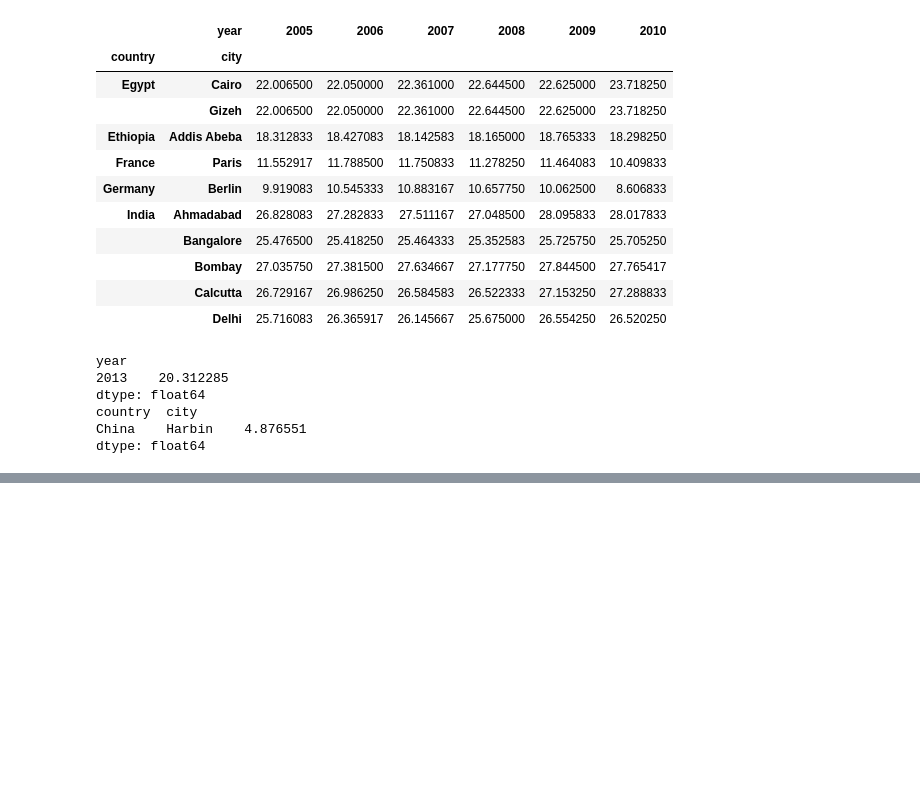
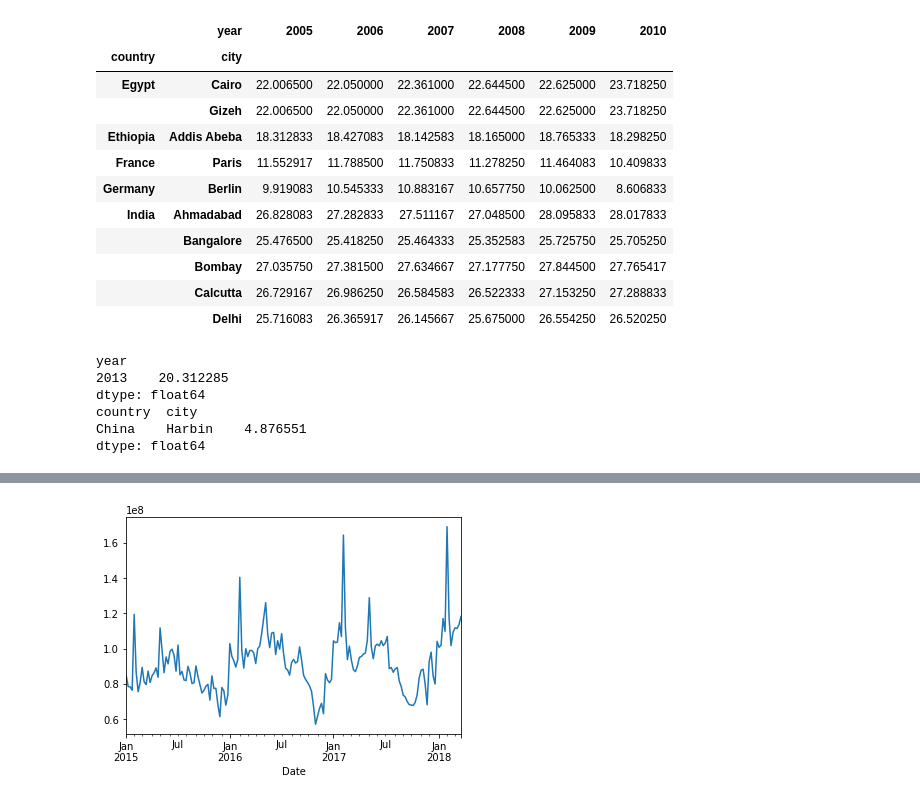
Before and after one commit to andresalerno/datacamp_python, a Jupyter notebook: data_manipulation_pandas.ipynb, the cells around one changed output, grey strips where cells are left out. Drawn from its saved outputs; the diff is of its cells as text; code cells hidden in the pictures; blank space fills up the shorter version.

```diff
--- a/data_manipulation_pandas.ipynb
+++ b/data_manipulation_pandas.ipynb
@@ -821,0 +829,5 @@ dtype: float64
+# %%
+import pandas as pd
+avocados = pd.read_csv('avocados.csv', sep=';')
+# %%
+avocados['Date'] = pd.to_datetime(avocados['Date'])
@@ -821,0 +863,14 @@ dtype: float64
+# %%
+# Import matplotlib.pyplot with alias plt
+import matplotlib.pyplot as plt
+
+# Get the total number of avocados sold on each date
+nb_sold_by_date = avocados.groupby("Date")["Total Volume"].sum()
+
+# Create a line plot of the number of avocados sold by date
+nb_sold_by_date.plot(kind="line")
+
+# Show the plot
+plt.show()
+# %% [output]
+[figure, added]
```
Also changed, not shown: parts of 16 cells of this notebook.
